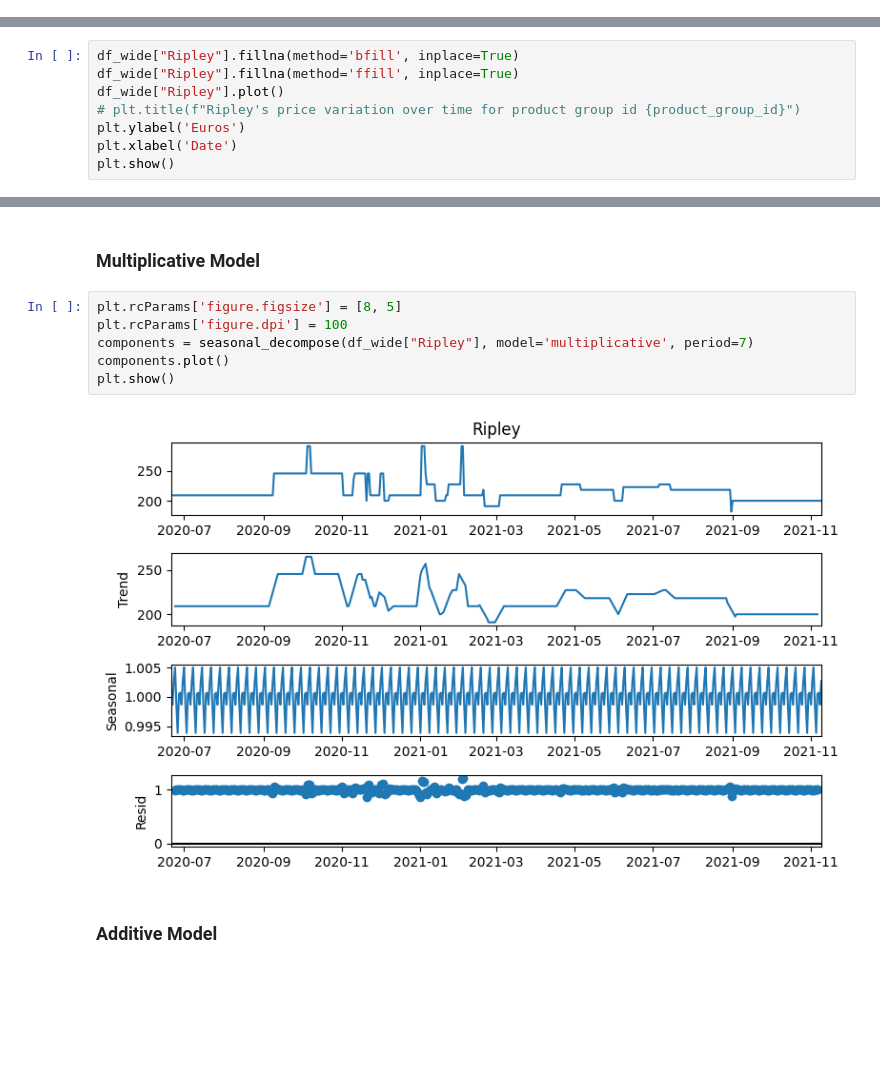
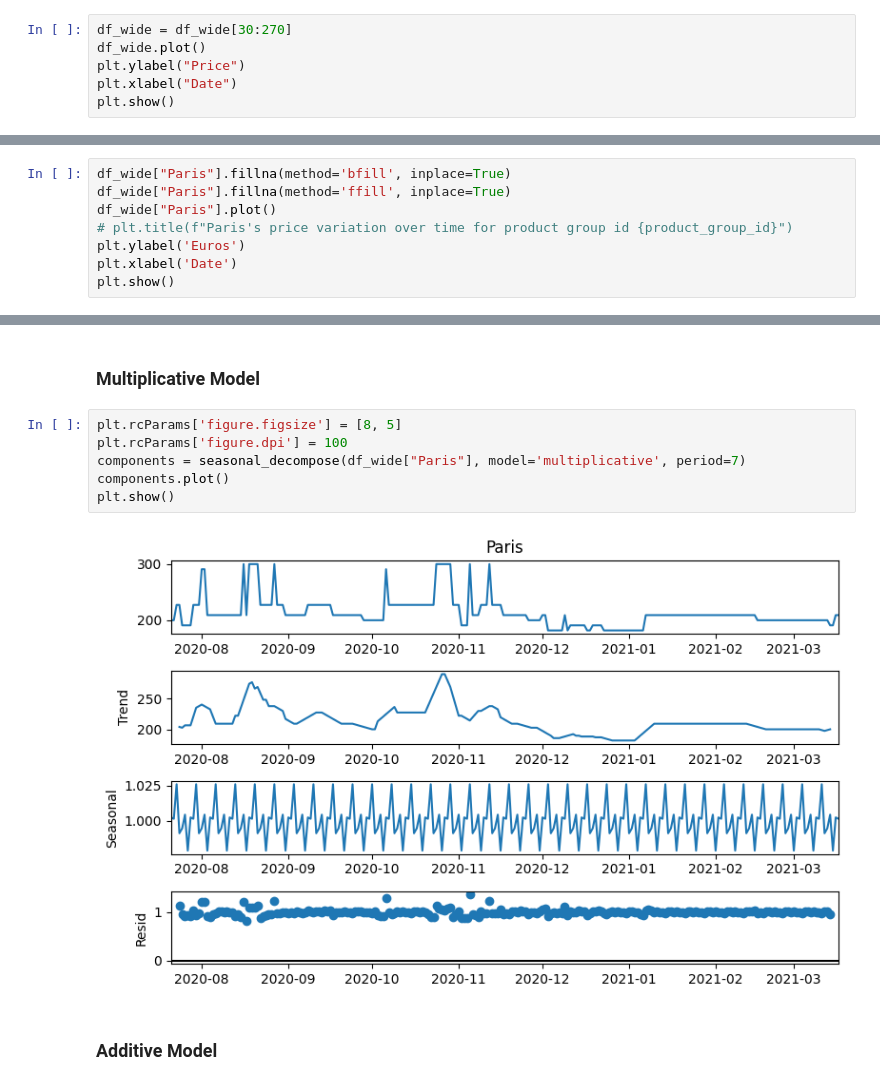
Before and after one commit to MarioCSilva/ProductPricesPrediction, a Jupyter notebook: read_files.ipynb, the cells around one changed output, grey strips where cells are left out. Drawn from its saved outputs; the diff is of its cells as text; blank space fills up the shorter version.

```diff
--- a/read_files.ipynb
+++ b/read_files.ipynb
@@ -101,0 +111,6 @@ Number of daily data:  507
+# %%
+df_wide = df_wide[30:270]
+df_wide.plot()
+plt.ylabel("Price")
+plt.xlabel("Date")
+plt.show()
@@ -101,0 +126,8 @@ Number of daily data:  507
+# %%
+df_wide["Paris"].fillna(method='bfill', inplace=True)
+df_wide["Paris"].fillna(method='ffill', inplace=True)
+df_wide["Paris"].plot()
+# plt.title(f"Paris's price variation over time for product group id {product_group_id}")
+plt.ylabel('Euros')
+plt.xlabel('Date')
+plt.show()
@@ -123,8 +163,0 @@ plt.show()
-# %%
-df_wide["Ripley"].fillna(method='bfill', inplace=True)
-df_wide["Ripley"].fillna(method='ffill', inplace=True)
-df_wide["Ripley"].plot()
-# plt.title(f"Ripley's price variation over time for product group id {product_group_id}")
-plt.ylabel('Euros')
-plt.xlabel('Date')
-plt.show()
@@ -158,11 +168,11 @@ wom 507
 # %%
 plt.rcParams['figure.figsize'] = [8, 5]
 plt.rcParams['figure.dpi'] = 100
-components = seasonal_decompose(df_wide["Ripley"], model='multiplicative', period=7)
+components = seasonal_decompose(df_wide["Paris"], model='multiplicative', period=7)
 components.plot()
 plt.show()
 # %% [output]
-[figure, old version]
+[figure, new version]
 # %% [markdown]
 ### Additive Model
 # %%
```
Also changed, not shown: parts of 72 cells of this notebook.
